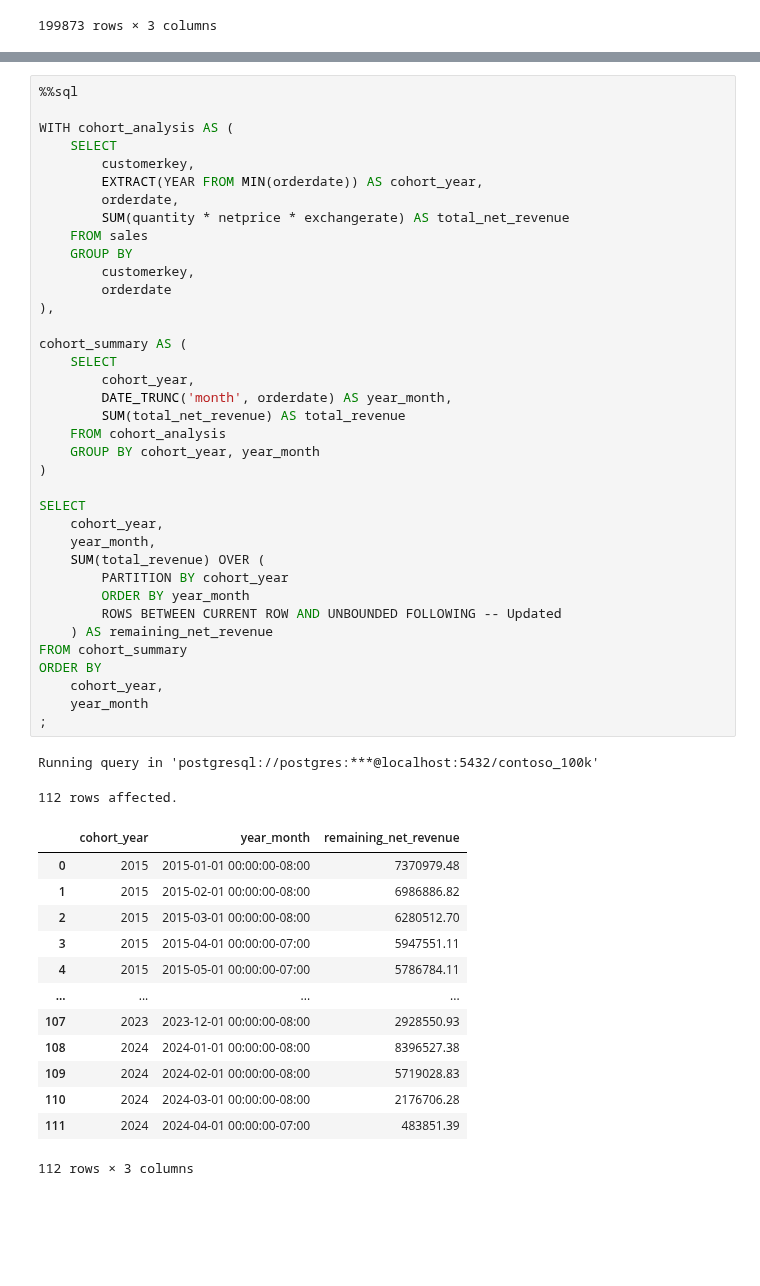
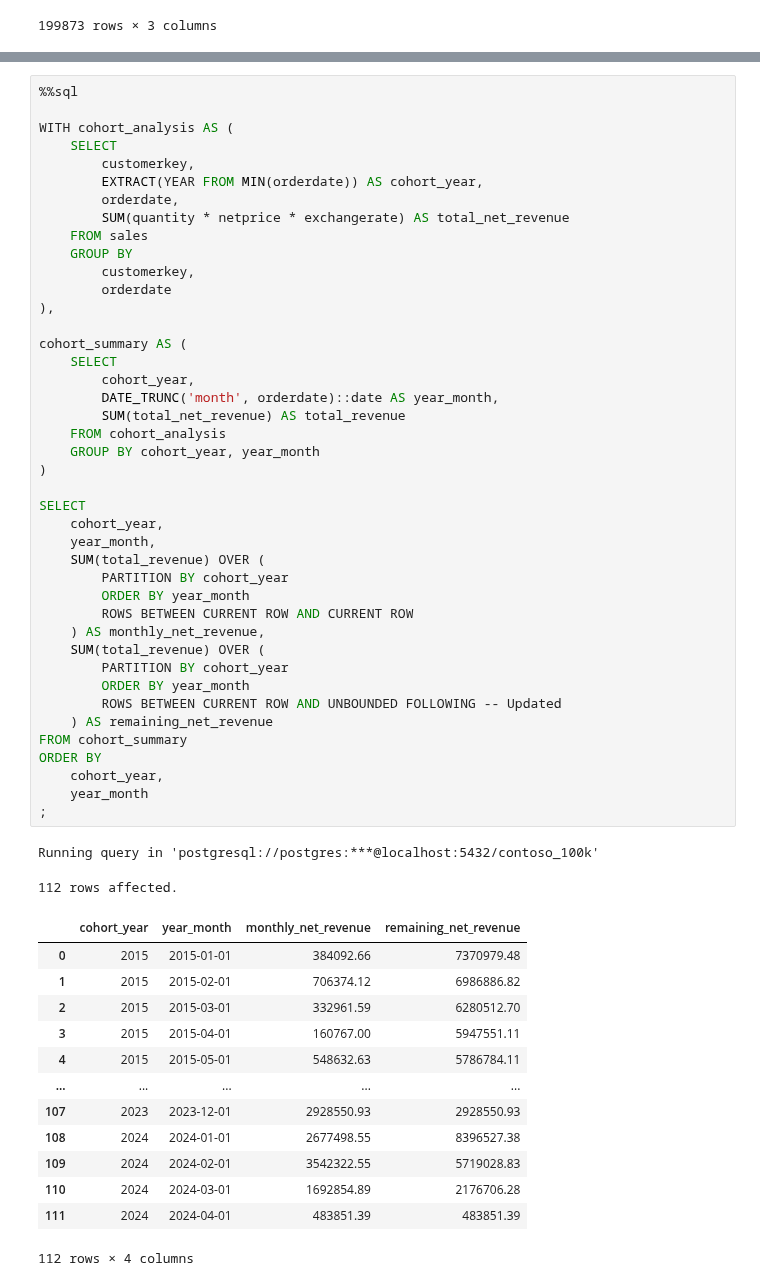
Before and after one commit to mgamzec/SQL_Data_Analytics_Project, a Jupyter notebook: 3_Windows_Functions/5_Frame_Clause.ipynb, the cells around one changed output, grey strips where cells are left out. Saved outputs shown, nothing was run; the diff lists cells and outputs as text; blank space fills up the shorter version.

```diff
--- a/3_Windows_Functions/5_Frame_Clause.ipynb
+++ b/3_Windows_Functions/5_Frame_Clause.ipynb
@@ -853,45 +866,50 @@ WITH cohort_analysis AS (
     FROM sales
     GROUP BY
         customerkey,
         orderdate
 ),
 
 cohort_summary AS (
     SELECT
         cohort_year,
-        DATE_TRUNC('month', orderdate) AS year_month,
+        DATE_TRUNC('month', orderdate)::date AS year_month,
         SUM(total_net_revenue) AS total_revenue
     FROM cohort_analysis
     GROUP BY cohort_year, year_month
 )
 
 SELECT
     cohort_year,
     year_month,
     SUM(total_revenue) OVER (
         PARTITION BY cohort_year
         ORDER BY year_month
+        ROWS BETWEEN CURRENT ROW AND CURRENT ROW
+    ) AS monthly_net_revenue,
+    SUM(total_revenue) OVER (
+        PARTITION BY cohort_year
+        ORDER BY year_month
         ROWS BETWEEN CURRENT ROW AND UNBOUNDED FOLLOWING -- Updated
     ) AS remaining_net_revenue
 FROM cohort_summary
 ORDER BY
     cohort_year,
     year_month
 ;
 # %% [output]
 Running query in 'postgresql://postgres:***@localhost:5432/contoso_100k'
 112 rows affected.
-|  | cohort_year | year_month | remaining_net_revenue |
-| 0 | 2015 | 2015-01-01 00:00:00-08:00 | 7370979.48 |
-| 1 | 2015 | 2015-02-01 00:00:00-08:00 | 6986886.82 |
-| 2 | 2015 | 2015-03-01 00:00:00-08:00 | 6280512.70 |
-| 3 | 2015 | 2015-04-01 00:00:00-07:00 | 5947551.11 |
-| 4 | 2015 | 2015-05-01 00:00:00-07:00 | 5786784.11 |
-| ... | ... | ... | ... |
-| 107 | 2023 | 2023-12-01 00:00:00-08:00 | 2928550.93 |
-| 108 | 2024 | 2024-01-01 00:00:00-08:00 | 8396527.38 |
-| 109 | 2024 | 2024-02-01 00:00:00-08:00 | 5719028.83 |
-| 110 | 2024 | 2024-03-01 00:00:00-08:00 | 2176706.28 |
-| 111 | 2024 | 2024-04-01 00:00:00-07:00 | 483851.39 |
+|  | cohort_year | year_month | monthly_net_revenue | remaining_net_revenue |
+| 0 | 2015 | 2015-01-01 | 384092.66 | 7370979.48 |
+| 1 | 2015 | 2015-02-01 | 706374.12 | 6986886.82 |
+| 2 | 2015 | 2015-03-01 | 332961.59 | 6280512.70 |
+| 3 | 2015 | 2015-04-01 | 160767.00 | 5947551.11 |
+| 4 | 2015 | 2015-05-01 | 548632.63 | 5786784.11 |
+| ... | ... | ... | ... | ... |
+| 107 | 2023 | 2023-12-01 | 2928550.93 | 2928550.93 |
+| 108 | 2024 | 2024-01-01 | 2677498.55 | 8396527.38 |
+| 109 | 2024 | 2024-02-01 | 3542322.55 | 5719028.83 |
+| 110 | 2024 | 2024-03-01 | 1692854.89 | 2176706.28 |
+| 111 | 2024 | 2024-04-01 | 483851.39 | 483851.39 |
-112 rows × 3 columns
+112 rows × 4 columns
 # %% [markdown]
```
Also changed, not shown: parts of 21 cells of this notebook, 7 other files.
